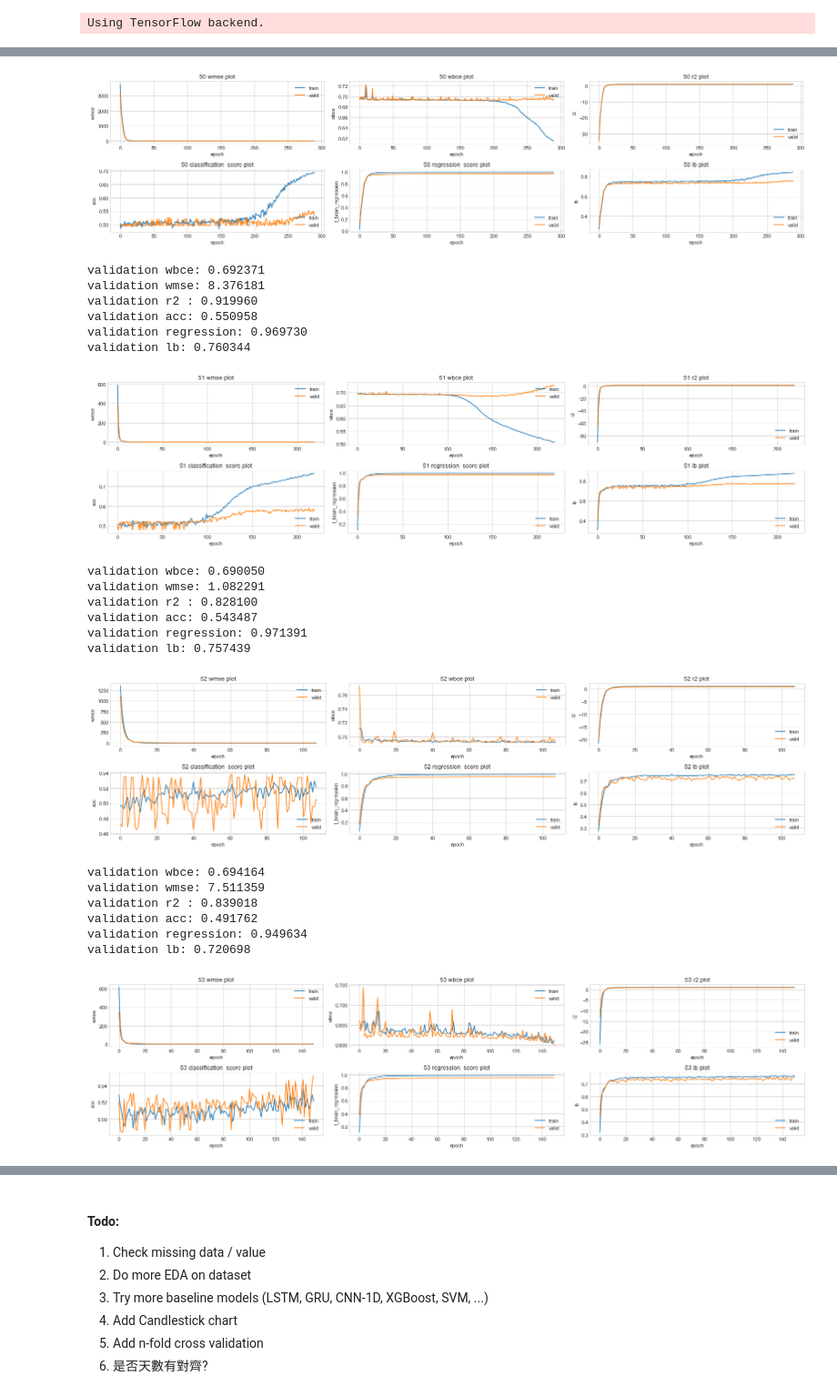
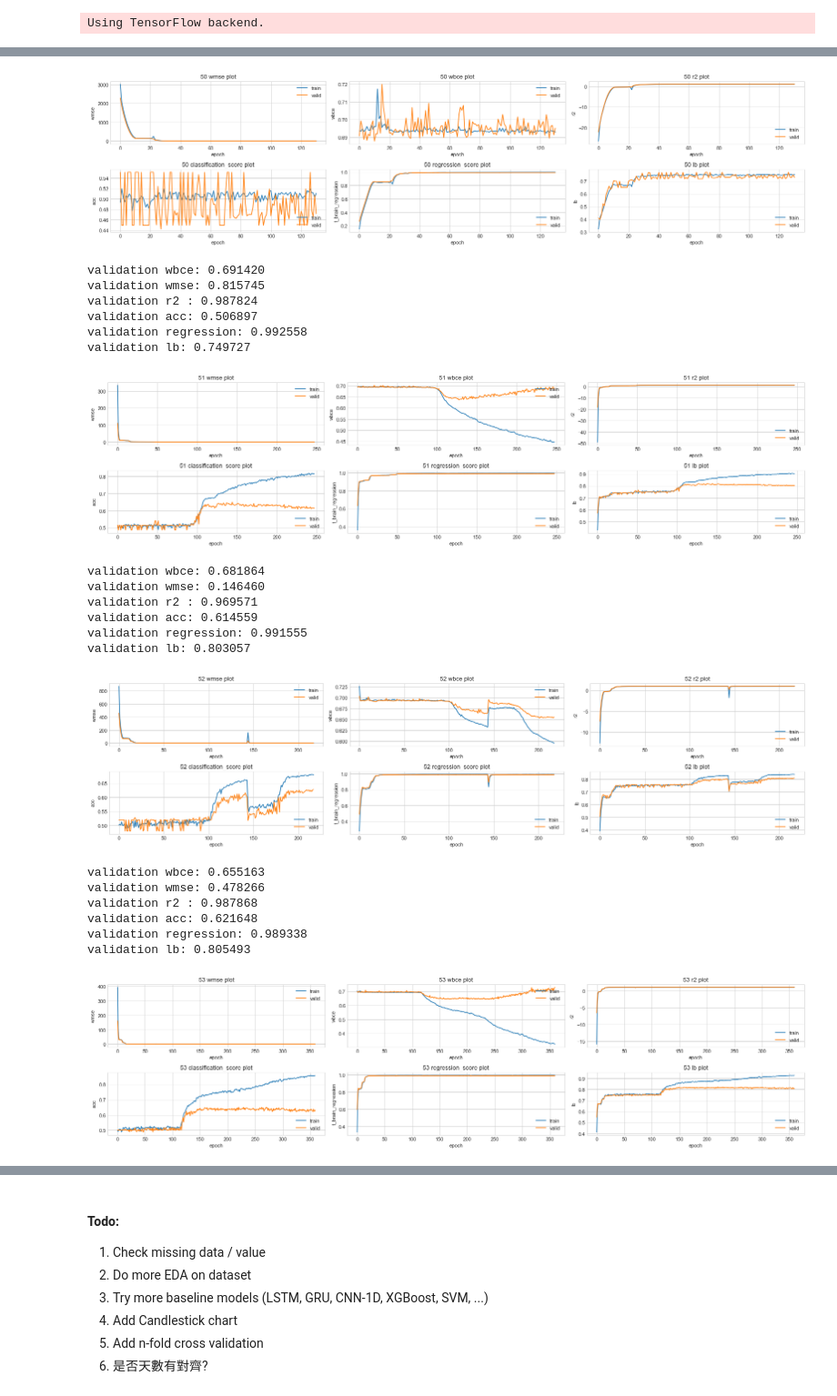
Before and after one commit to peter0749/Tbrain_2018_stock_prediction, a Jupyter notebook: lstm.ipynb, the cells around one changed output, grey strips where cells are left out. Shown at 91% size. Drawn from its saved outputs; the diff is of its cells as text; code cells hidden in the pictures.

```diff
--- a/lstm.ipynb
+++ b/lstm.ipynb
@@ -20,10 +20,10 @@ K.set_session(session)
 # %% [output]
 Using TensorFlow backend.
 # %%
-DATASET_ROOT = './0525'
+DATASET_ROOT = './0601'
 TRAIN_PATH = os.path.join(DATASET_ROOT, 'taetfp.csv')
 AUX_PATH = os.path.join(DATASET_ROOT, 'tasharep.csv')
-TS_IN=13
+TS_IN=20
 TS_OUT=5
 fields = ['開盤價(元)', '最高價(元)', '最低價(元)', '收盤價(元)', '成交張數(張)']
 fields_dict = dict()
@@ -167,11 +167,12 @@ def regression_score(y_true, y_pred):
     weights = K.constant([0.1, 0.15, 0.2, 0.25, 0.3], dtype='float32', shape=(1,5,1))
     return K.mean(K.sum((y_true - K.abs(y_pred-y_true)) / (y_true+K.epsilon()) * weights, axis=-2))
 
-def make_model(ts_in=60, ts_out=5, n_field=66, n_encode=128, n_decode=128, reg_a=0.1):
+def make_model(ts_in=60, ts_out=5, n_field=128, n_encode=256, n_decode=128, reg_a=0.1):
     input_ = Input(shape=(ts_in, n_field))
     noise = GaussianNoise(1e-6) (input_)
-    lstm_1 = Bidirectional(CuDNNLSTM(n_encode, return_sequences=False, recurrent_regularizer=l2(reg_a)), merge_mode='sum') (noise)
-    rep_vec_2 = RepeatVector(ts_out) (lstm_1)
+    lstm_1 = Bidirectional(CuDNNLSTM(n_encode, return_sequences=True, recurrent_regularizer=l2(reg_a)), merge_mode='sum') (noise)
+    lstm_2 = Bidirectional(CuDNNLSTM(n_encode, return_sequences=False, recurrent_regularizer=l2(reg_a)), merge_mode='sum') (lstm_1)
+    rep_vec_2 = RepeatVector(ts_out) (lstm_2)
     lstm_3 = CuDNNLSTM(n_decode, return_sequences=True, recurrent_regularizer=l2(reg_a)) (rep_vec_2)
     lstm_4 = CuDNNLSTM(n_decode, return_sequences=True, recurrent_regularizer=l2(reg_a)) (lstm_3)
     fc_4_regression     = TimeDistributed(Dense(1, kernel_regularizer=l2(reg_a)), name='regression') (lstm_4)
@@ -242,58 +243,58 @@ from keras.callbacks import *
 from keras.optimizers import Adam
 from sklearn.model_selection import train_test_split
 BATCH_SIZE = 32 # batch size 不要太大, 我們仍然會希望去學習多一點資料中的變異
-EPOCH = 800
+EPOCH = 900
 total_lb = 0
 total_vlb = 0
 for model_n, (X, Y, label) in enumerate(train_18):
     prefix = str(codes[model_n])
 
     X_train, X_test, Y_train, Y_test, label_train, label_test = train_test_split(X, Y, label, test_size=0.2)
 
-    earlystop_class = EarlyStopping(monitor='val_class_loss', patience=100)
-    earlystop_reg   = EarlyStopping(monitor='val_regression_loss', patience=100)
+    earlystop_class = EarlyStopping(monitor='val_class_loss', patience=120)
+    earlystop_reg   = EarlyStopping(monitor='val_regression_loss', patience=120)
     ckpt = ModelCheckpoint(prefix+'_model.h5', save_best_only=True)
 
     model = make_model(ts_in=TS_IN, ts_out=TS_OUT)
     model.compile(loss={'regression':regress_loss, 'class':classification_loss}, optimizer=Adam(clipnorm=1.0), metrics = {'regression':[r2_keras, regression_score], 'class':[classification_score]}, loss_weights={'class':2, 'regression':1})
     history = model.fit(X_train, [Y_train, label_train], validation_data=(X_test, [Y_test, label_test]) , batch_size=BATCH_SIZE, epochs=EPOCH, callbacks=[TensorBoard(log_dir=prefix+'_logs'), earlystop_class, earlystop_reg, ckpt], shuffle=True, verbose=0)
 
     vis(history, title=prefix, dpi=180)
 
     best_e = np.argmin(history.history['val_loss'])
 
     vlb = 0.5*history.history['val_regression_regression_score'][best_e]+0.5*history.history['val_class_classification_score'][best_e]
     print('validation wbce: {:.6f}'.format(history.history['val_class_loss'][best_e]))
     print('validation wmse: {:.6f}'.format(history.history['val_regression_loss'][best_e]))
     print('validation r2 : {:.6f}'.format(history.history['val_regression_r2_keras'][best_e]))
     print('validation acc: {:.6f}'.format(history.history['val_class_classification_score'][best_e]))
     print('validation regression: {:.6f}'.format(history.history['val_regression_regression_score'][best_e]))
     print('validation lb: {:.6f}'.format(vlb))
 
     total_lb += 0.5*history.history['regression_regression_score'][best_e]+0.5*history.history['class_classification_score'][best_e]
     total_vlb += vlb
 
     K.clear_session()
 # %% [output]
-[figure, old version]
+[figure, new version]
-validation wbce: 0.692371
-validation wmse: 8.376181
-validation r2 : 0.919960
-validation acc: 0.550958
-validation regression: 0.969730
-validation lb: 0.760344
+validation wbce: 0.691420
+validation wmse: 0.815745
+validation r2 : 0.987824
+validation acc: 0.506897
+validation regression: 0.992558
+validation lb: 0.749727
-[figure, old version]
+[figure, new version]
-validation wbce: 0.690050
-validation wmse: 1.082291
-validation r2 : 0.828100
-validation acc: 0.543487
-validation regression: 0.971391
-validation lb: 0.757439
+validation wbce: 0.681864
+validation wmse: 0.146460
+validation r2 : 0.969571
+validation acc: 0.614559
+validation regression: 0.991555
+validation lb: 0.803057
-[figure, old version]
+[figure, new version]
-validation wbce: 0.694164
-validation wmse: 7.511359
-validation r2 : 0.839018
-validation acc: 0.491762
-validation regression: 0.949634
-validation lb: 0.720698
+validation wbce: 0.655163
+validation wmse: 0.478266
+validation r2 : 0.987868
+validation acc: 0.621648
+validation regression: 0.989338
+validation lb: 0.805493
-[figure, old version]
+[figure, new version]
```
Also changed, not shown: parts of 9 cells of this notebook, 3 other files.
